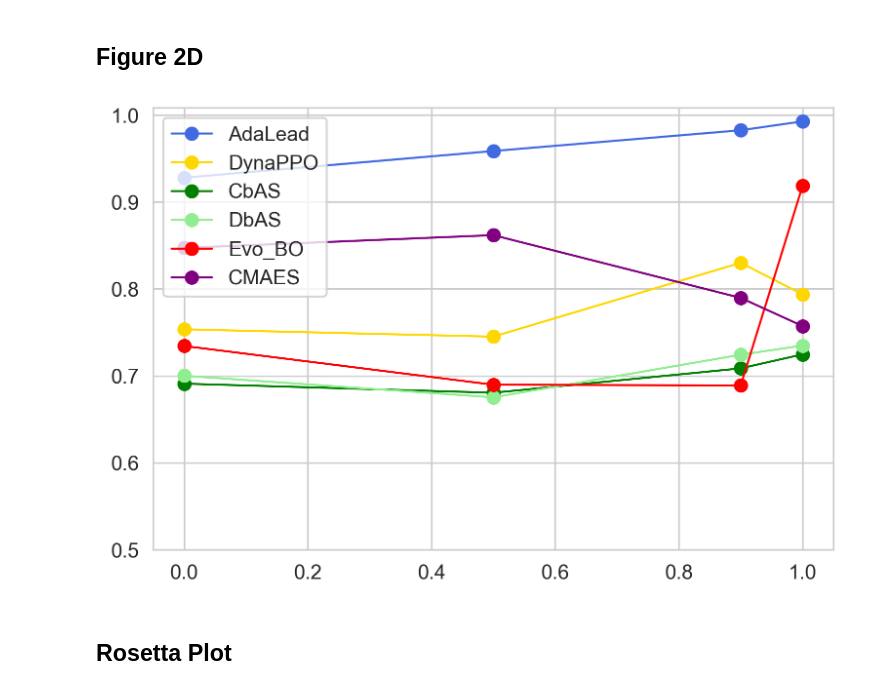
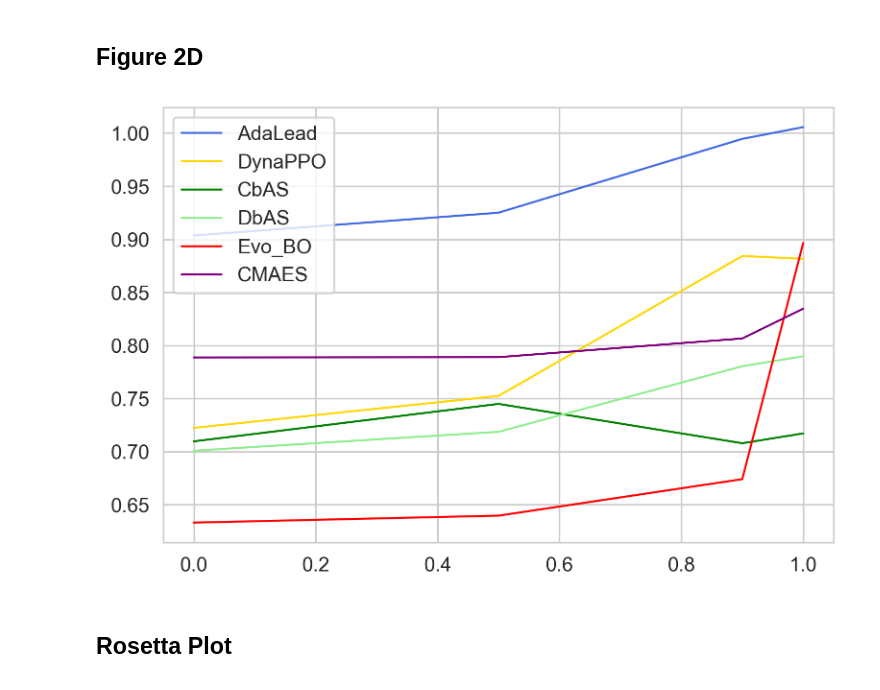
Before and after one commit to samsinai/FLEXS, a Jupyter notebook: examples/Paper_plots.ipynb, the cells around one changed output. Cells and saved outputs as stored; diff of their text form; code cells hidden in the pictures.

Commit message:
plots

```diff
--- a/examples/Paper_plots.ipynb
+++ b/examples/Paper_plots.ipynb
@@ -34,8 +34,8 @@ def get_maxes(pattern):
             next(f)
             df = pd.read_csv(f)
 
-        if df['true_score'].max() < 0.9:
-            print(fname)
+#         if df['true_score'].max() < 0.9:
+#             print(fname)
 
         maxes.append(df['true_score'].max())
 
@@ -197,27 +198,66 @@ plt.show()
 # %%
 names_and_dirs = {
     'AdaLead': '../../paper_data_9_30/table1/adalead',
     'DynaPPO': '../../paper_data_9_30/table1/dynappo',
     'CbAS': '../../paper_data_9_30/table1/cbas',
     'DbAS': '../../paper_data_9_30/table1/dbas',
     'Evo_BO': '../../paper_data_9_30/table1/bo',
     'CMAES': '../../paper_data_9_30/table1/cmaes',
 }
 
 plt.figure(dpi=300)
 sns.set_style('whitegrid')
 
+# for name, run_dir in names_and_dirs.items():
+#     ss_mean_maxes = [0.98 * np.mean(get_maxes(f'{run_dir}/L14_RNA1+2_start*_ss{ss}'))
+#                      for ss in ['0.0', '0.5', '0.9', '1.0']]
+
+#     plt.plot([0, 0.5, 0.9, 1], ss_mean_maxes, '-o', label=name, color=palette[name], linewidth=1)
+
+# plt.ylim(0.5)
+# plt.legend()
+# plt.show()
+
+def compute_scores(run_dir, start, ss):
+    measurements = []
+    scores = []
+    for fname in glob.glob(f'{run_dir}/L14_RNA1+2_start{start}_ss{ss}'):
+        # Skip metadata in header
+        with open(fname) as f:
+            next(f)
+            df = pd.read_csv(f)
+
+        max_per_round = cumulative_max_per_round(df)
+        scores.extend(max_per_round)
+        measurements.extend(range(len(max_per_round)))
+
+    return list(measurements), list(0.96 * np.array(scores))
+
 for name, run_dir in names_and_dirs.items():
-    ss_mean_maxes = [0.98 * np.mean(get_maxes(f'{run_dir}/L14_RNA1+2_start*_ss{ss}'))
-                     for ss in ['0.0', '0.5', '0.9', '1.0']]
+    indices = []
+    maxes = []
+    for ss, _ss in zip(['0', '0.5', '0.9', '1'], ['0.0', '0.5', '0.9', '1.0']):
+        tmp = []
+        for start, _start in zip(['startRNAL14_0', 'startRNAL14_1', 'startRNAL14_2', 'startRNAL14_3', 'startRNAL14_4'], ['0', '1', '2', '3', '4']):
+            select_df = (df['explorer_type'] == name) & (df['model_type'] == f'AM(ss={ss})') & (df['start_id'] == start)
+            tmp.append(df['max_fitness'][select_df].max())
+            _, new_max = compute_scores(run_dir, _start, _ss)
+            tmp.append(np.max(new_max))
+#         maxes.append(0.98 * np.mean(tmp))
+#             maxes.append(df['max_fitness'][select_df].max())
+#             maxes.append(np.max(new_max))
+        maxes.append(np.mean(tmp))
+        indices.append(float(ss))
+#             indices.append(float(ss))
 
-    plt.plot([0, 0.5, 0.9, 1], ss_mean_maxes, '-o', label=name, color=palette[name], linewidth=1)
-
-plt.ylim(0.5)
+    sns.lineplot(indices, maxes, label=name, color=palette[name], linewidth=1, err_style='bars', ci=68)
+# plt.xticks(range(11), range(0, 10001, 100))
+# plt.xlim(0, 10)
+# plt.ylim(0, 1)
 plt.legend()
 plt.show()
 # %% [output]
-[figure, old version]
+[figure, new version]
 # %% [markdown]
 ## Rosetta Plot
 # %%
```
Also changed, not shown: parts of 4 cells of this notebook.
